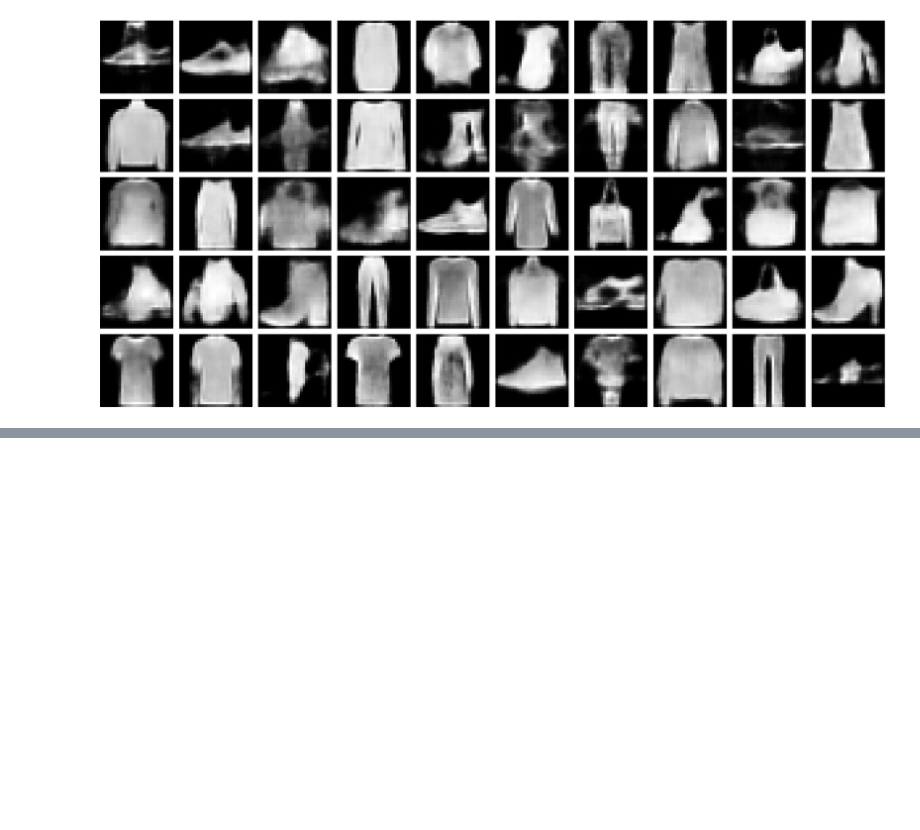
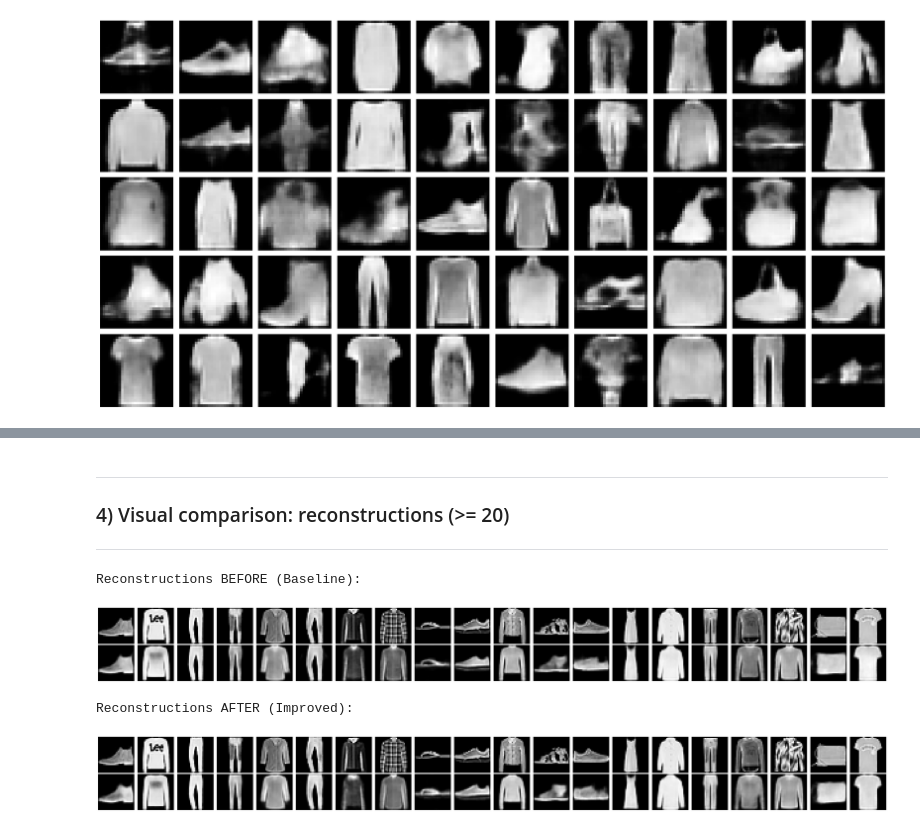
Before and after one commit to FaridMahmoudzadeh/Variational-Autoencoder, a Jupyter notebook: Variational Autoencoder.ipynb, the cells around one changed output, grey strips where cells are left out. Saved outputs shown, nothing was run; the diff lists cells and outputs as text; code cells hidden in the pictures; blank space fills up the shorter version.

```diff
--- a/Variational Autoencoder.ipynb
+++ b/Variational Autoencoder.ipynb
@@ -532,0 +561,26 @@ sample_from_prior(model, n=50, device=device)
+# %%
+IMPROVED_LATENT_DIM = 64
+IMPROVED_EPOCHS = EPOCHS     # keep same epochs for fair comparison
+IMPROVED_LR = LR
+IMPROVED_BETA = 1.0          # keep beta=1 like baseline (only change latent dim)
+
+improved_model = ConvVAE(latent_dim=IMPROVED_LATENT_DIM).to(device)
+improved_optimizer = torch.optim.Adam(improved_model.parameters(), lr=IMPROVED_LR)
+
+improved_history = {"train": [], "val": []}
+
+print(f"\nTraining IMPROVED model: latent_dim={IMPROVED_LATENT_DIM}, beta={IMPROVED_BETA}")
+for epoch in range(1, IMPROVED_EPOCHS + 1):
+    train_m = run_epoch(improved_model, train_loader, optimizer=improved_optimizer,
+                        beta=IMPROVED_BETA, device=device)
+    val_m   = run_epoch(improved_model, val_loader, optimizer=None,
+                        beta=IMPROVED_BETA, device=device)
+
+    improved_history["train"].append(train_m)
+    improved_history["val"].append(val_m)
+
+    print(
+        f"Epoch {epoch:02d} | "
+        f"train: loss={train_m['loss']:.4f}, recon={train_m['recon']:.4f}, kl={train_m['kl']:.4f} | "
+        f"val: loss={val_m['loss']:.4f}, recon={val_m['recon']:.4f}, kl={val_m['kl']:.4f}"
+    )
@@ -532,0 +644,15 @@ sample_from_prior(model, n=50, device=device)
+# %% [markdown]
+ -----------------------------
+### 4) Visual comparison: reconstructions (>= 20)
+ -----------------------------
+# %%
+print("\nReconstructions BEFORE (Baseline):")
+show_reconstructions(baseline_model, test_loader, n=20, device=device)
+
+print("\nReconstructions AFTER (Improved):")
+show_reconstructions(improved_model, test_loader, n=20, device=device)
+# %% [output]
+Reconstructions BEFORE (Baseline):
+[figure, added]
+Reconstructions AFTER (Improved):
+[figure, added]
```
Also changed, not shown: parts of 13 cells of this notebook.
